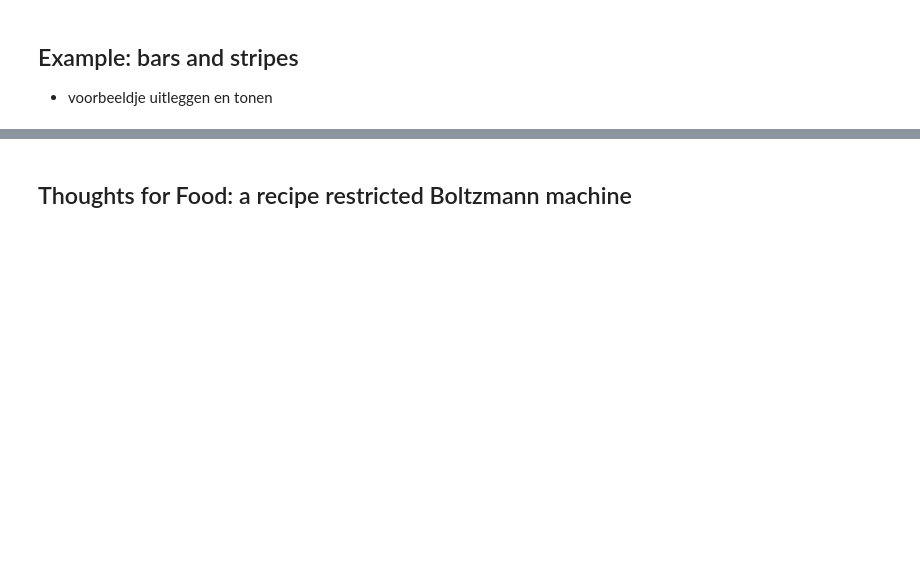
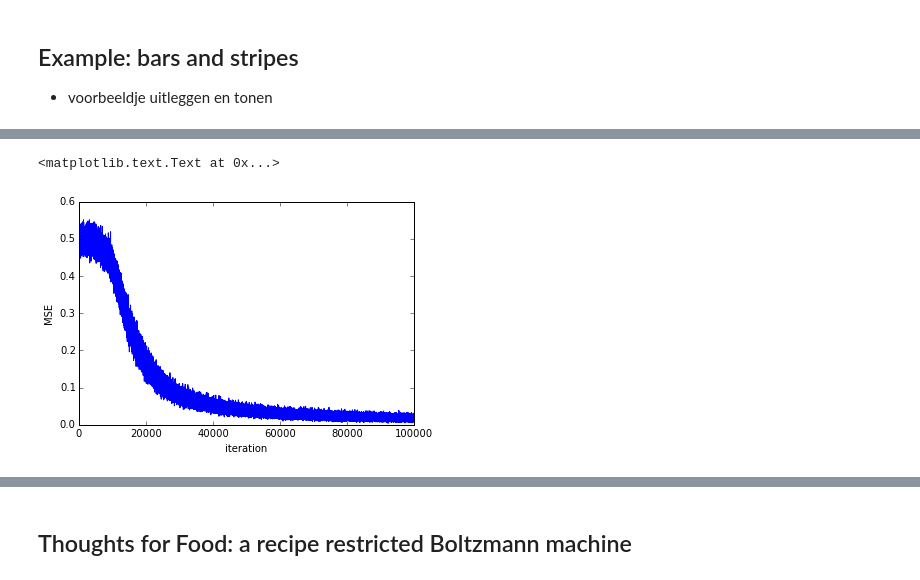
Before and after one commit to MichielStock/Just_for_fun, a Jupyter notebook: RestrictedBoltzmanMachine/RBM_blogpost.ipynb, the cells around one changed output, grey strips where cells are left out. Saved outputs shown, nothing was run; the diff lists cells and outputs as text; code cells hidden in the pictures; blank space fills up the shorter version.

```diff
--- a/RestrictedBoltzmanMachine/RBM_blogpost.ipynb
+++ b/RestrictedBoltzmanMachine/RBM_blogpost.ipynb
@@ -32,0 +76,7 @@ Unfortunately, to calculate this partition function (and hence calculate probabi
+# %%
+plt.plot(error)
+plt.xlabel('iteration')
+plt.ylabel('MSE')
+# %% [output]
+<matplotlib.text.Text at 0x...>
+[figure, added]
```
Also changed, not shown: parts of 12 cells of this notebook, 2 other files.
